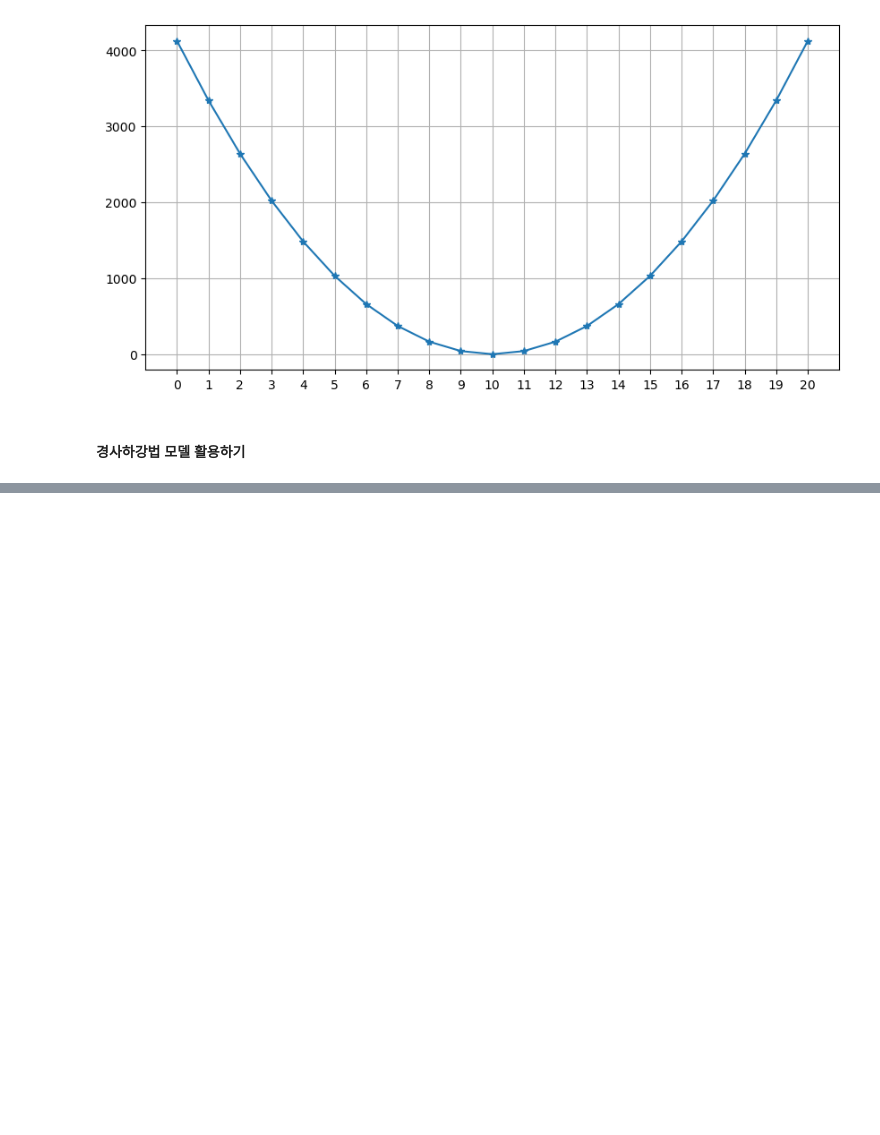
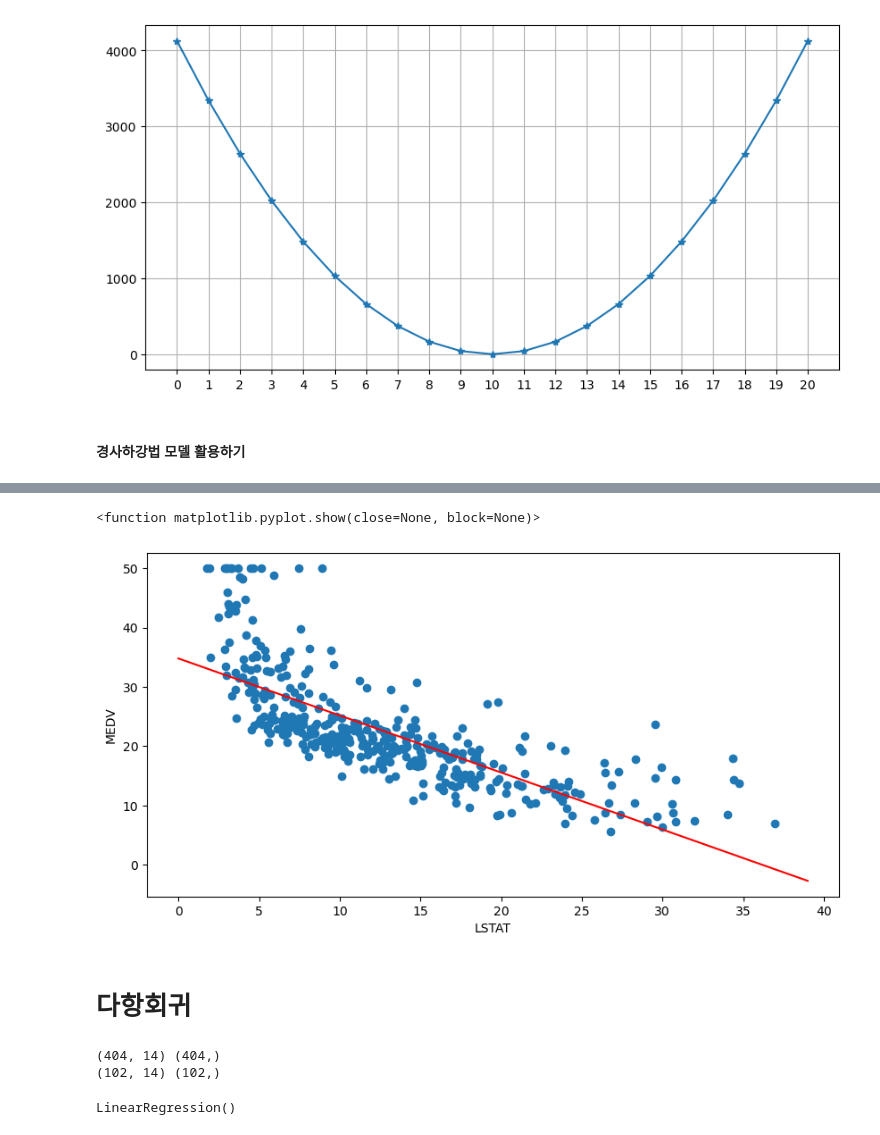
Before and after one commit to thekichan/gwangjuaicenter4, a Jupyter notebook: ex08_선형회귀 모델 이해하기.ipynb, the cells around one changed output, grey strips where cells are left out. Cells and saved outputs as stored; diff of their text form; code cells hidden in the pictures; blank space fills up the shorter version.

```diff
--- a/ex08_선형회귀 모델 이해하기.ipynb
+++ b/ex08_선형회귀 모델 이해하기.ipynb
@@ -116,0 +184,2 @@ array([1.13168744])
+# %%
+y_pre = house_linear.predict(np.arange(40).reshape(-1,1))
@@ -116,0 +197,13 @@ array([1.13168744])
+# %%
+plt.figure(figsize=(10,5))
+plt.scatter(X_train['LSTAT'],y_train)
+# 모델이 예측한 선을 시각화
+plt.plot(y_pre, c='red')
+plt.xlabel('LSTAT')
+plt.ylabel('MEDV')
+plt.show
+# %% [output]
+<function matplotlib.pyplot.show(close=None, block=None)>
+[figure, added]
+# %% [markdown]
+# 다항회귀
@@ -116,0 +218,12 @@ array([1.13168744])
+# %%
+print(X_train.shape, y_train.shape)
+print(X_test.shape, y_test.shape)
+# %% [output]
+(404, 14) (404,)
+(102, 14) (102,)
+# %%
+# 확장된 특성을 추가하여 학습
+house_linear2 = LinearRegression()
+house_linear2.fit(X_train[["LSTAT","LSTAT * LSTAT"]], y_train)
+# %% [output]
+LinearRegression()
```
Also changed, not shown: parts of 33 cells of this notebook.
